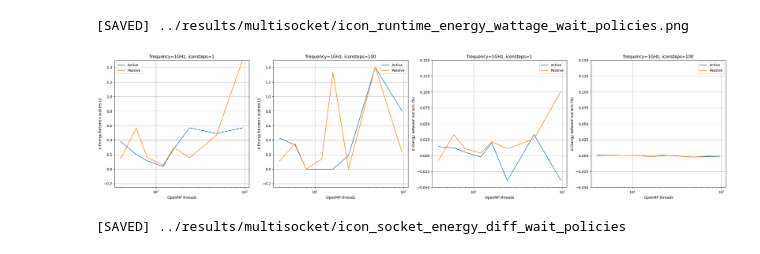
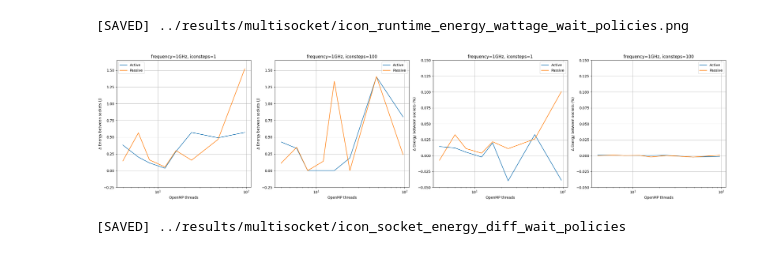
Before and after one commit to arcturus5340/ee-hpc-research, a Jupyter notebook: notebooks/icon_data_analysis_multi_wait_policy.ipynb, the cells around one changed output. Cells and saved outputs as stored; diff of their text form; code cells hidden in the pictures.

```diff
--- a/notebooks/icon_data_analysis_multi_wait_policy.ipynb
+++ b/notebooks/icon_data_analysis_multi_wait_policy.ipynb
@@ -185,33 +185,33 @@ for i, step in enumerate(df_active["iconsteps"].unique()):
         d_act, dn_act = socket_energy_diff(path_active)
         d_pas, dn_pas = socket_energy_diff(path_passive)
 
         diff_vals_active.append(d_act)
         diff_norm_vals_active.append(dn_act)
         diff_vals_passive.append(d_pas)
         diff_norm_vals_passive.append(dn_pas)
 
     axs[0, i].semilogx(threads, diff_vals_active, label=f"Active")
     axs[0, i].semilogx(threads, diff_vals_passive, label=f"Passive")
     axs[0, i].set_title(f"frequency=1GHz, iconsteps={step}")
     axs[0, i].grid(True)
     axs[0, i].set_xlabel("OpenMP threads")
     axs[0, i].set_ylabel("Δ Energy between sockets (J)")
-    axs[0, i].set_ylim([-0.25, 1.5])
+    axs[0, i].set_ylim([-0.25, 1.65])
     axs[0, i].legend()
 
     axs[0, i+2].semilogx(threads, diff_norm_vals_active, label=f"Active")
     axs[0, i+2].semilogx(threads, diff_norm_vals_passive, label=f"Passive")
     axs[0, i+2].set_title(f"frequency=1GHz, iconsteps={step}")
     axs[0, i+2].grid(True)
     axs[0, i+2].set_xlabel("OpenMP threads")
     axs[0, i+2].set_ylabel("Δ Energy between sockets (%)")
     axs[0, i+2].set_ylim([-0.05, 0.15])
     axs[0, i+2].legend()
 
 plt.tight_layout()
 plt.savefig(outpath, dpi=300)
 plt.show()
 print(f"[SAVED] {outpath}")
 # %% [output]
-[figure, old version]
+[figure, new version]
 [SAVED] ../results/multisocket/icon_socket_energy_diff_wait_policies
```
Also changed, not shown: 1 other file.
